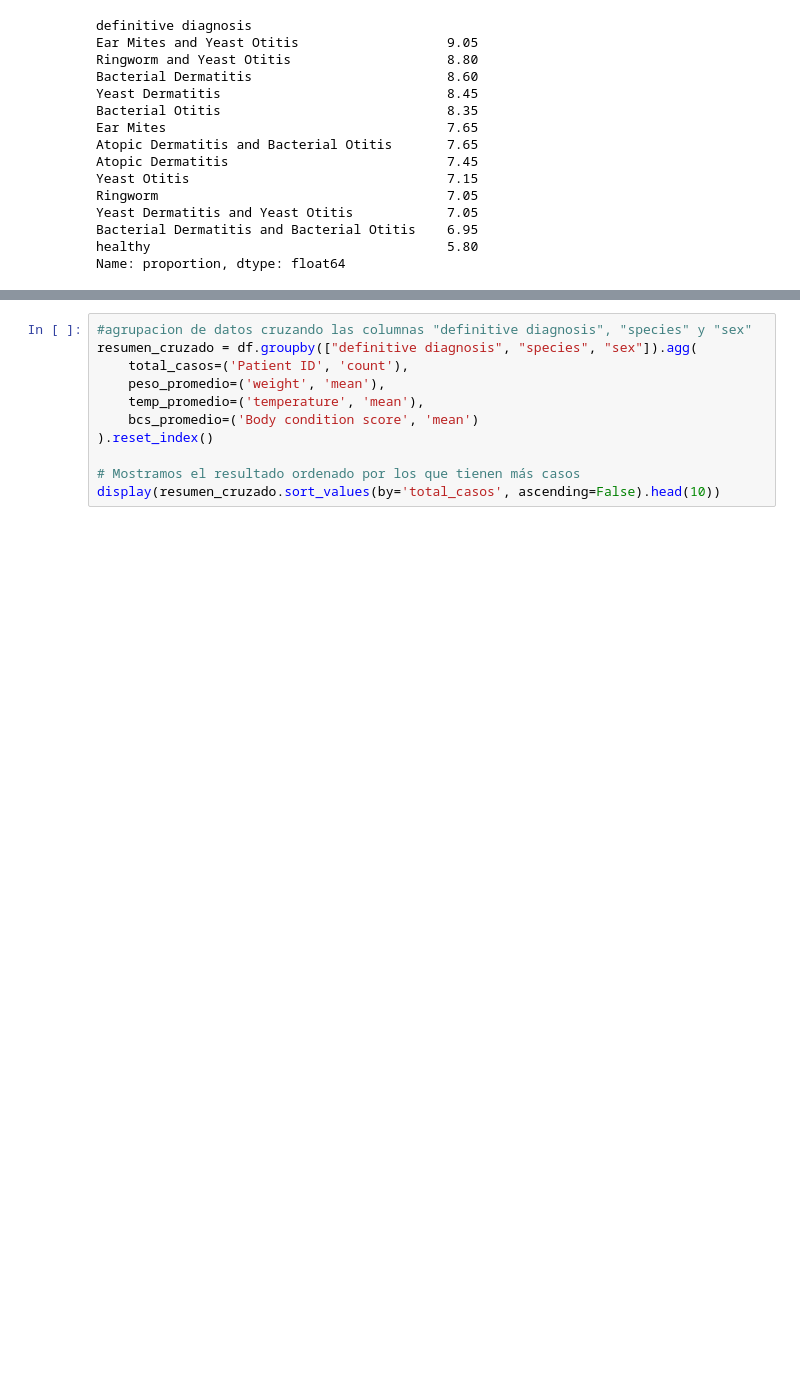
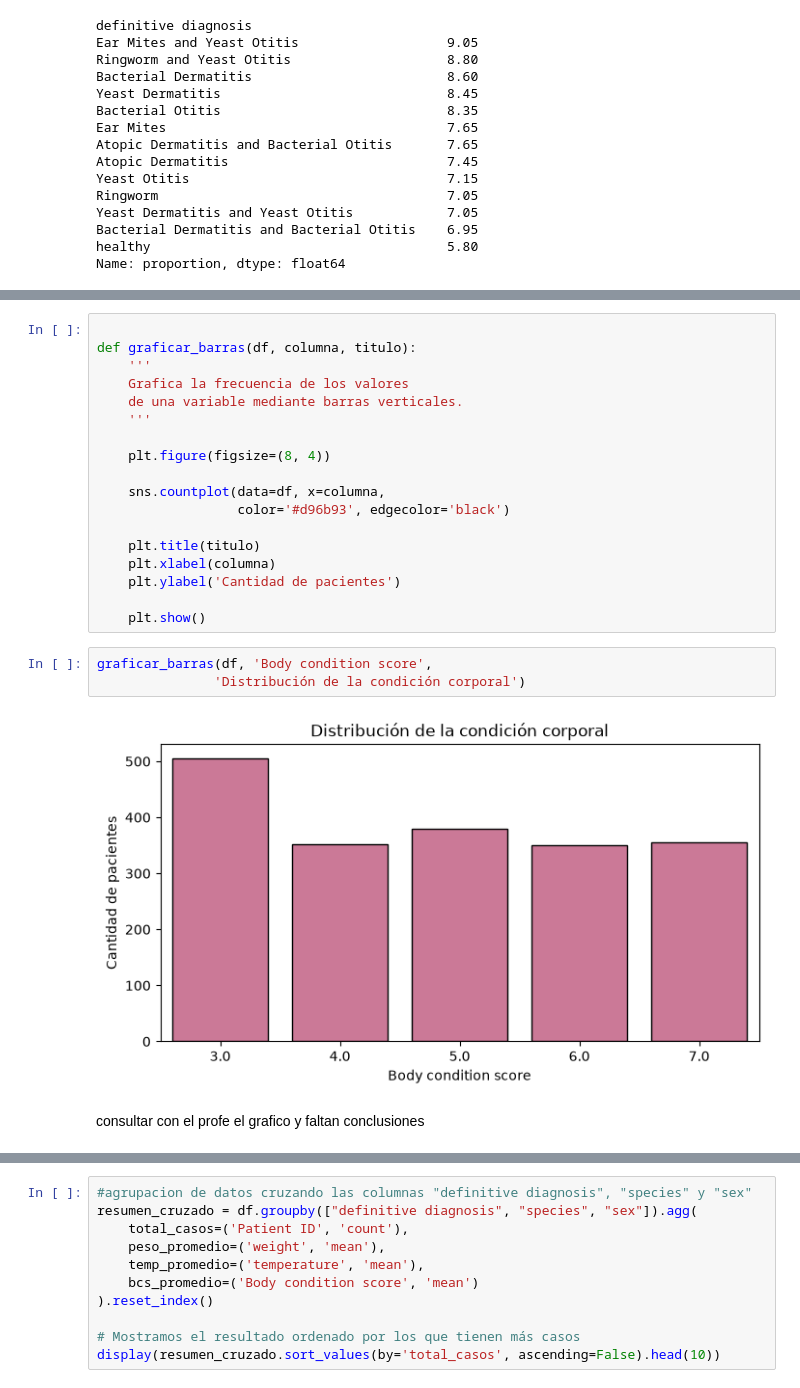
Before and after one commit to juanacebreiros2-ai/TP-PYTONH, a Jupyter notebook: pruebaDataset10.ipynb, the cells around one changed output, grey strips where cells are left out. Saved outputs shown, nothing was run; the diff lists cells and outputs as text; blank space fills up the shorter version.

```diff
--- a/pruebaDataset10.ipynb
+++ b/pruebaDataset10.ipynb
@@ -168,0 +285,25 @@ En esta sección analizaremos los datos agrupados por especie y sexo, estudiarem
+# %%
+
+def graficar_barras(df, columna, titulo):
+    '''
+    Grafica la frecuencia de los valores
+    de una variable mediante barras verticales.
+    '''
+
+    plt.figure(figsize=(8, 4))
+
+    sns.countplot(data=df, x=columna,
+                  color='#d96b93', edgecolor='black')
+
+    plt.title(titulo)
+    plt.xlabel(columna)
+    plt.ylabel('Cantidad de pacientes')
+
+    plt.show()
+# %%
+graficar_barras(df, 'Body condition score',
+               'Distribución de la condición corporal')
+# %% [output]
+[figure, added]
+# %% [markdown]
+consultar con el profe el grafico y faltan conclusiones
```
Also changed, not shown: parts of 31 cells of this notebook.
